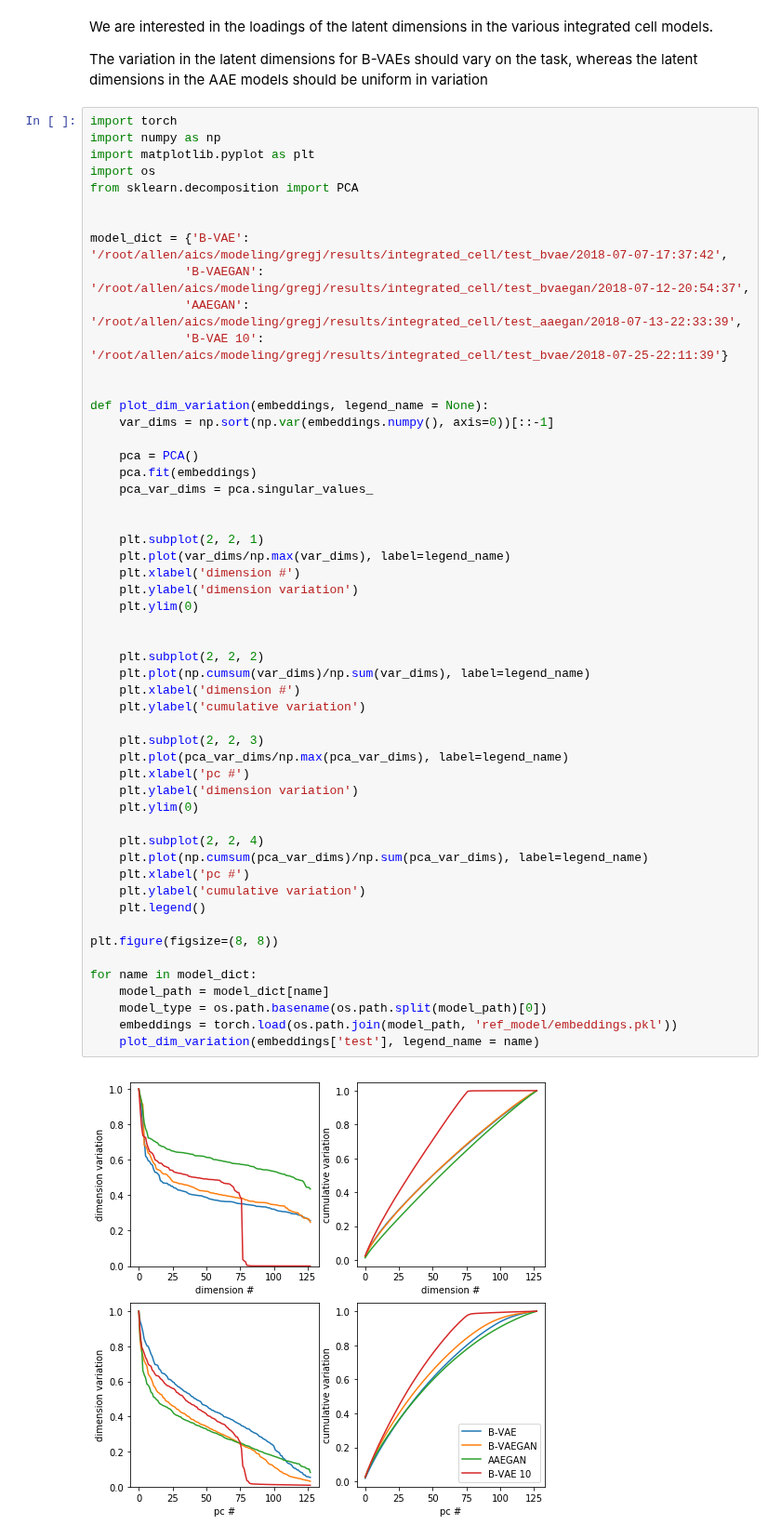
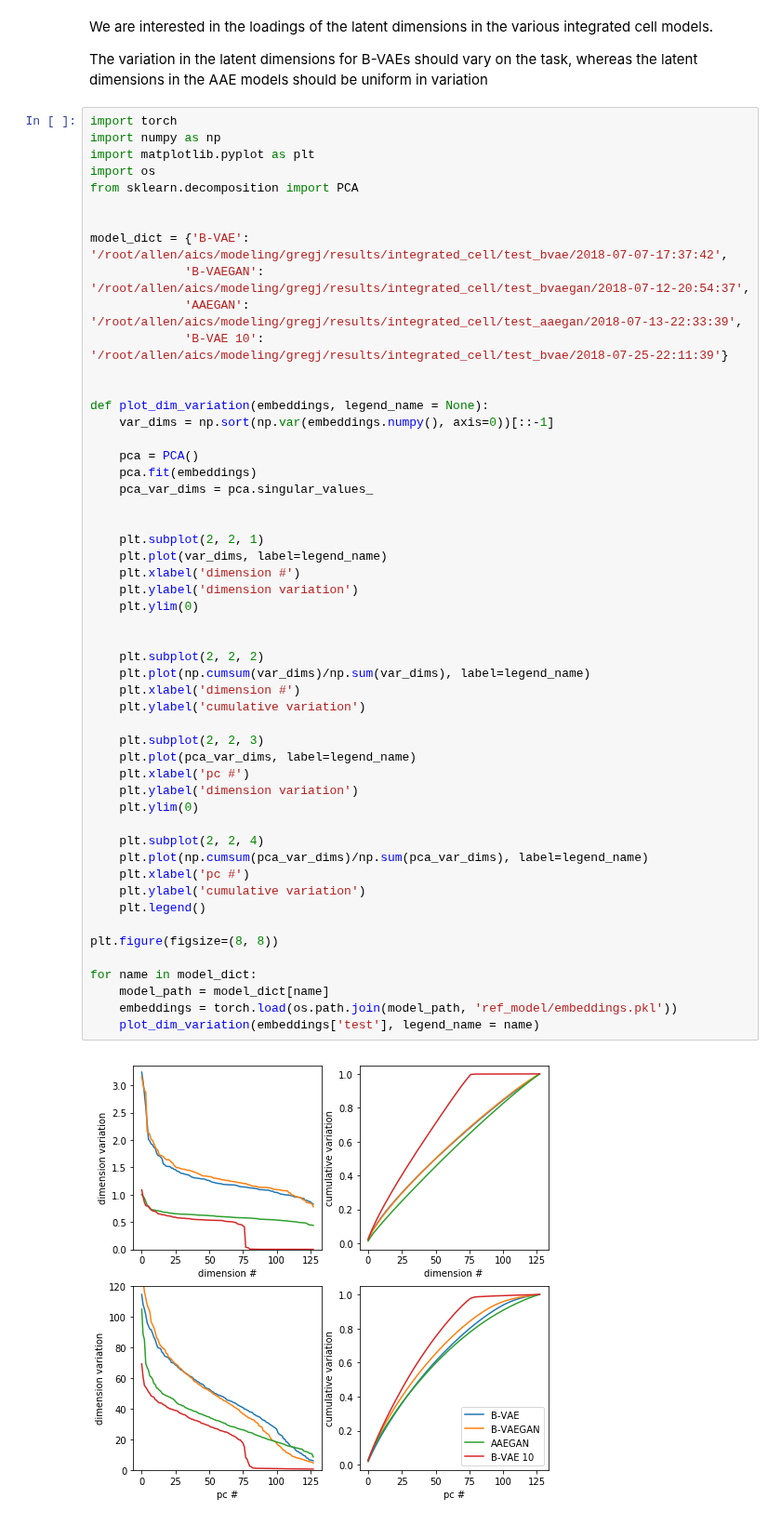
Before and after one commit to AllenCellModeling/pytorch_integrated_cell, a Jupyter notebook: examples/latent_variation.ipynb, the cells around one changed output. Shown at 93% size. Saved outputs shown, nothing was run; the diff lists cells and outputs as text.

```diff
--- a/examples/latent_variation.ipynb
+++ b/examples/latent_variation.ipynb
@@ -25,35 +25,34 @@ def plot_dim_variation(embeddings, legend_name = None):
 
 
     plt.subplot(2, 2, 1)
-    plt.plot(var_dims/np.max(var_dims), label=legend_name)
+    plt.plot(var_dims, label=legend_name)
     plt.xlabel('dimension #')
     plt.ylabel('dimension variation')
     plt.ylim(0)
 
 
     plt.subplot(2, 2, 2)
     plt.plot(np.cumsum(var_dims)/np.sum(var_dims), label=legend_name)
     plt.xlabel('dimension #')
     plt.ylabel('cumulative variation')
 
     plt.subplot(2, 2, 3)
-    plt.plot(pca_var_dims/np.max(pca_var_dims), label=legend_name)
+    plt.plot(pca_var_dims, label=legend_name)
     plt.xlabel('pc #')
     plt.ylabel('dimension variation')
     plt.ylim(0)
 
     plt.subplot(2, 2, 4)
     plt.plot(np.cumsum(pca_var_dims)/np.sum(pca_var_dims), label=legend_name)
     plt.xlabel('pc #')
     plt.ylabel('cumulative variation')
     plt.legend()
 
 plt.figure(figsize=(8, 8))
 
 for name in model_dict:
     model_path = model_dict[name]
-    model_type = os.path.basename(os.path.split(model_path)[0])
     embeddings = torch.load(os.path.join(model_path, 'ref_model/embeddings.pkl'))
     plot_dim_variation(embeddings['test'], legend_name = name)
 # %% [output]
-[figure, old version]
+[figure, new version]
```
Also changed, not shown: parts of 5 cells of this notebook, 5 other files.
